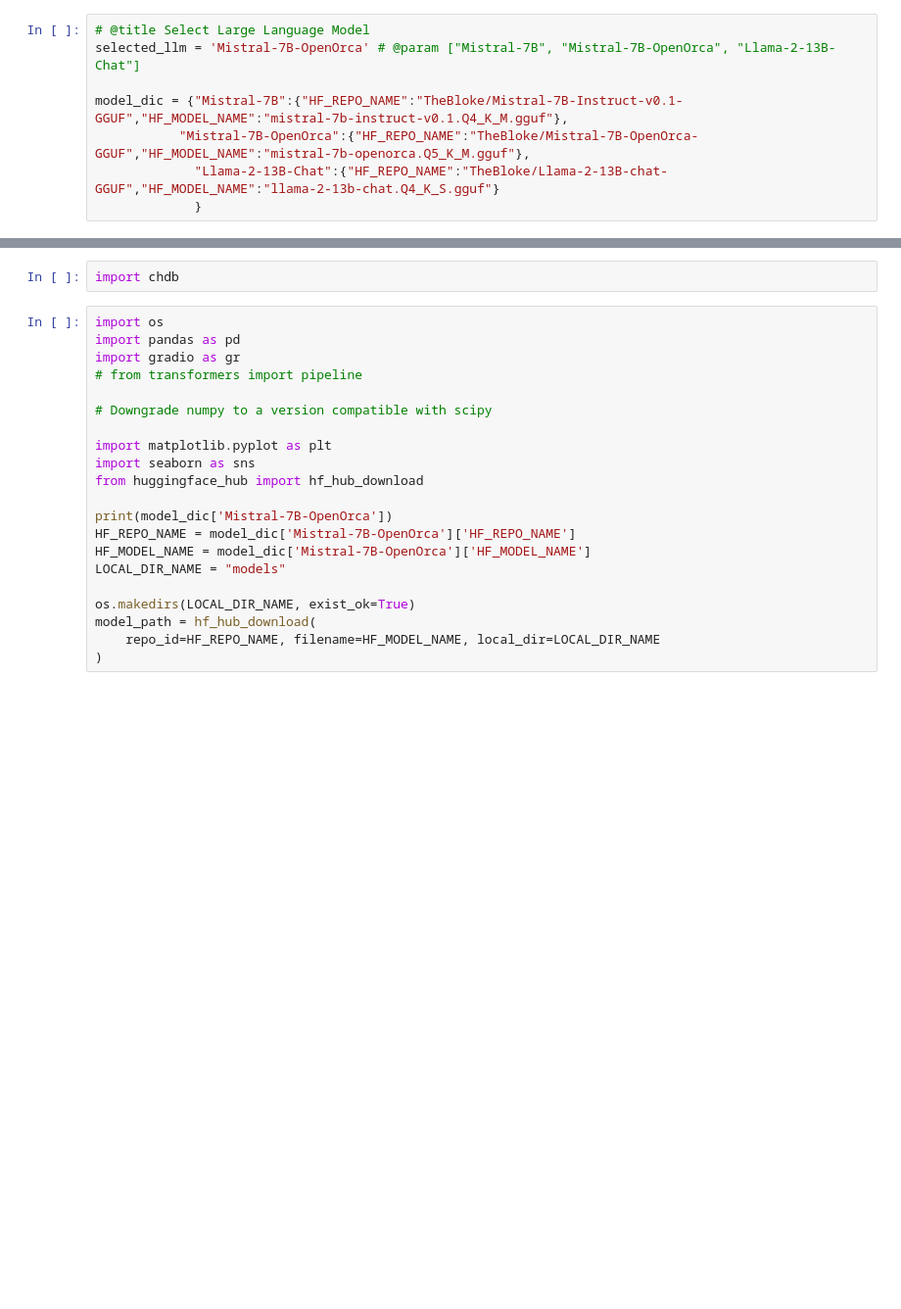
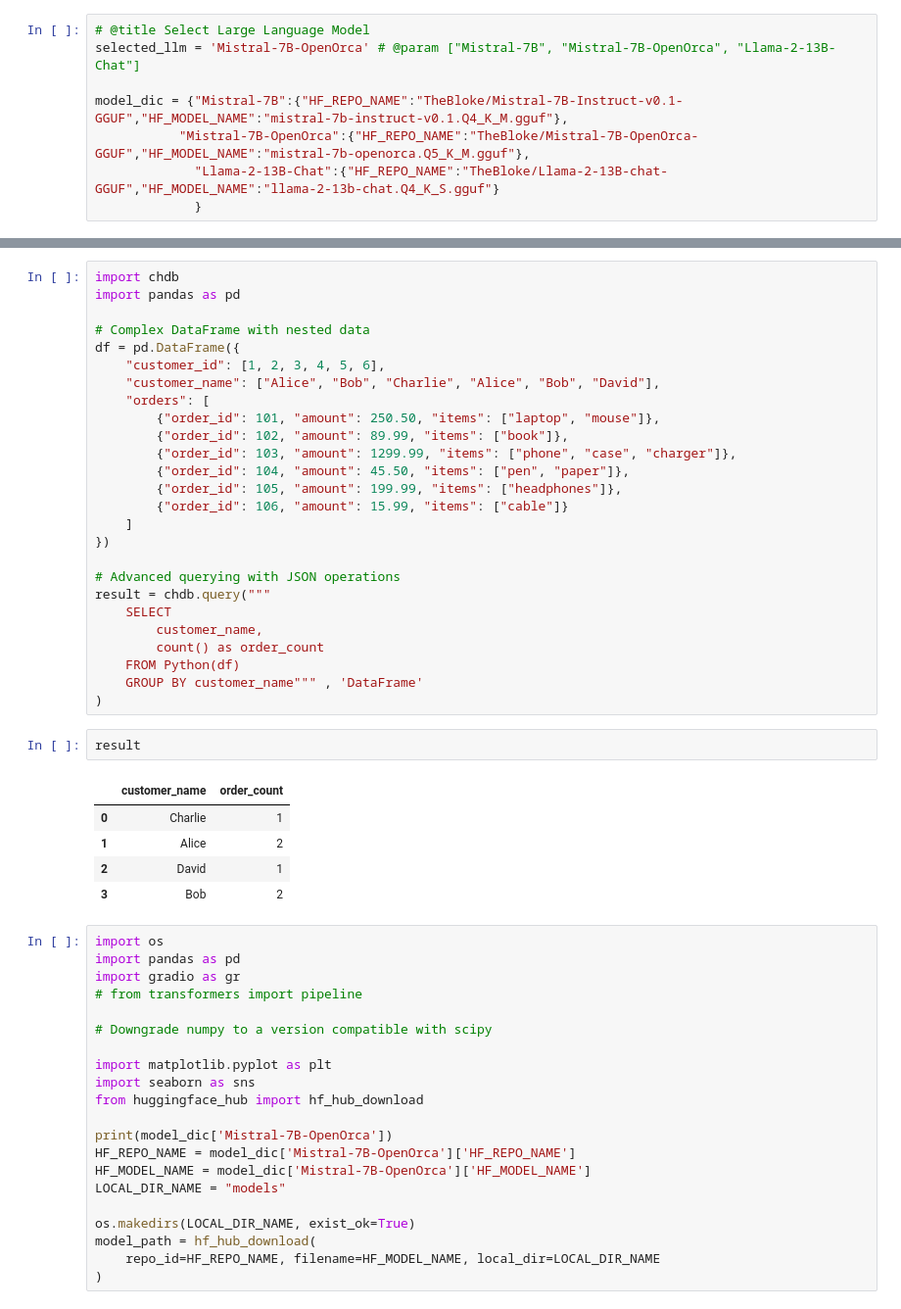
Before and after one commit to Vedia-JerezDaniel/Arize-tutorials, a Jupyter notebook: Open_Source_LLMs_Getting_Started.ipynb, the cells around one changed output, grey strips where cells are left out. Shown at 98% size. Saved outputs shown, nothing was run; the diff lists cells and outputs as text; blank space fills up the shorter version.

```diff
--- a/Open_Source_LLMs_Getting_Started.ipynb
+++ b/Open_Source_LLMs_Getting_Started.ipynb
@@ -89,5 +102,37 @@ model_dic = {"Mistral-7B":{"HF_REPO_NAME":"TheBloke/Mistral-7B-Instruct-v0.1-GGU
-# %%
-import chdb
+# %%
+import chdb
+import pandas as pd
+
+# Complex DataFrame with nested data
+df = pd.DataFrame({
+    "customer_id": [1, 2, 3, 4, 5, 6],
+    "customer_name": ["Alice", "Bob", "Charlie", "Alice", "Bob", "David"],
+    "orders": [
+        {"order_id": 101, "amount": 250.50, "items": ["laptop", "mouse"]},
+        {"order_id": 102, "amount": 89.99, "items": ["book"]},
+        {"order_id": 103, "amount": 1299.99, "items": ["phone", "case", "charger"]},
+        {"order_id": 104, "amount": 45.50, "items": ["pen", "paper"]},
+        {"order_id": 105, "amount": 199.99, "items": ["headphones"]},
+        {"order_id": 106, "amount": 15.99, "items": ["cable"]}
+    ]
+})
+
+# Advanced querying with JSON operations
+result = chdb.query("""
+    SELECT
+        customer_name,
+        count() as order_count
+    FROM Python(df)
+    GROUP BY customer_name""" , 'DataFrame'
+)
+# %%
+result
+# %% [output]
+|  | customer_name | order_count |
+| 0 | Charlie | 1 |
+| 1 | Alice | 2 |
+| 2 | David | 1 |
+| 3 | Bob | 2 |
 # %%
 import os
 import pandas as pd
```
Also changed, not shown: parts of 28 cells of this notebook.
